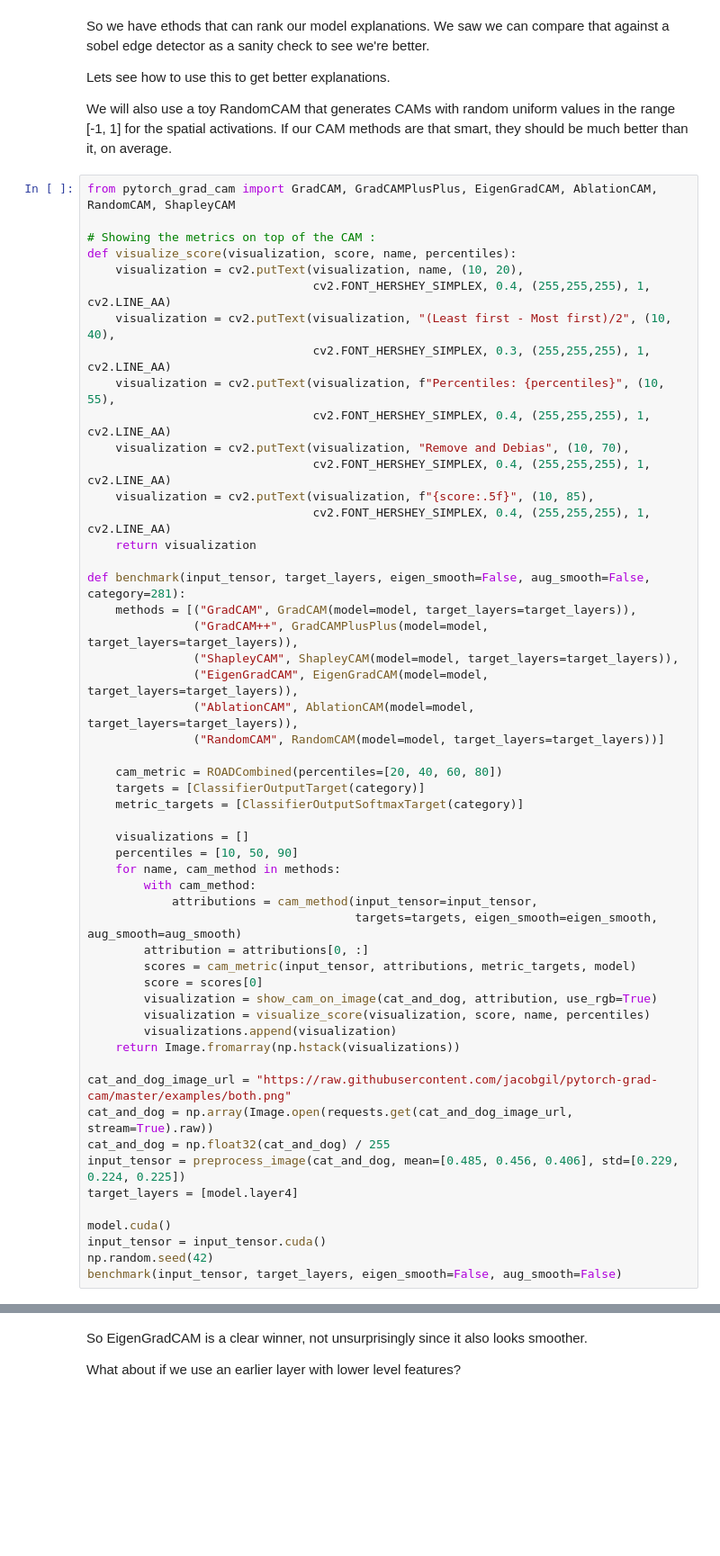
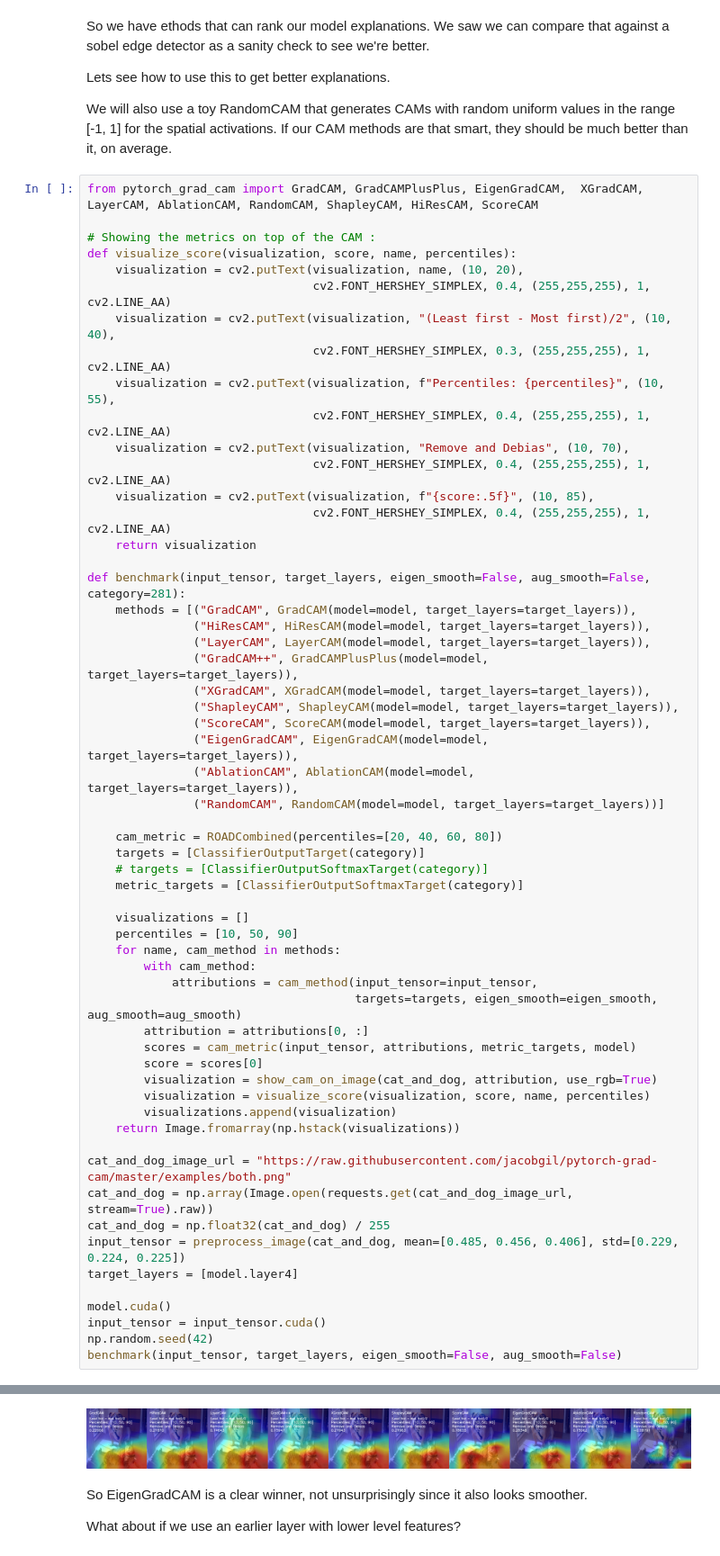
Before and after one commit to caihuaiguang/pytorch-shapley-cam, a Jupyter notebook: tutorials/CAM Metrics And Tuning Tutorial.ipynb, the cells around one changed output, grey strips where cells are left out. Shown at 90% size. Cells and saved outputs as stored; diff of their text form; blank space fills up the shorter version.

```diff
--- a/tutorials/CAM Metrics And Tuning Tutorial.ipynb
+++ b/tutorials/CAM Metrics And Tuning Tutorial.ipynb
@@ -375,7 +378,7 @@ Lets see how to use this to get better explanations.
 We will also use a toy RandomCAM that generates CAMs with random uniform values in the range [-1, 1] for the spatial activations.
 If our CAM methods are that smart, they should be much better than it, on average.
 # %%
-from pytorch_grad_cam import GradCAM, GradCAMPlusPlus, EigenGradCAM, AblationCAM, RandomCAM, ShapleyCAM
+from pytorch_grad_cam import GradCAM, GradCAMPlusPlus, EigenGradCAM,  XGradCAM, LayerCAM, AblationCAM, RandomCAM, ShapleyCAM, HiResCAM, ScoreCAM
 
 # Showing the metrics on top of the CAM :
 def visualize_score(visualization, score, name, percentiles):
@@ -393,14 +396,19 @@ def visualize_score(visualization, score, name, percentiles):
 
 def benchmark(input_tensor, target_layers, eigen_smooth=False, aug_smooth=False, category=281):
     methods = [("GradCAM", GradCAM(model=model, target_layers=target_layers)),
+               ("HiResCAM", HiResCAM(model=model, target_layers=target_layers)),
+               ("LayerCAM", LayerCAM(model=model, target_layers=target_layers)),
                ("GradCAM++", GradCAMPlusPlus(model=model, target_layers=target_layers)),
+               ("XGradCAM", XGradCAM(model=model, target_layers=target_layers)),
                ("ShapleyCAM", ShapleyCAM(model=model, target_layers=target_layers)),
+               ("ScoreCAM", ScoreCAM(model=model, target_layers=target_layers)),
                ("EigenGradCAM", EigenGradCAM(model=model, target_layers=target_layers)),
                ("AblationCAM", AblationCAM(model=model, target_layers=target_layers)),
                ("RandomCAM", RandomCAM(model=model, target_layers=target_layers))]
 
     cam_metric = ROADCombined(percentiles=[20, 40, 60, 80])
     targets = [ClassifierOutputTarget(category)]
+    # targets = [ClassifierOutputSoftmaxTarget(category)]
     metric_targets = [ClassifierOutputSoftmaxTarget(category)]
 
     visualizations = []
@@ -432,3 +439,4 @@ RuntimeError: One of the differentiated Tensors appears to not have been used in
+[figure, added]
 # %% [markdown]
 So EigenGradCAM is a clear winner, not unsurprisingly since it also looks smoother.
 
```
Also changed, not shown: parts of 15 cells of this notebook, 23 other files.
